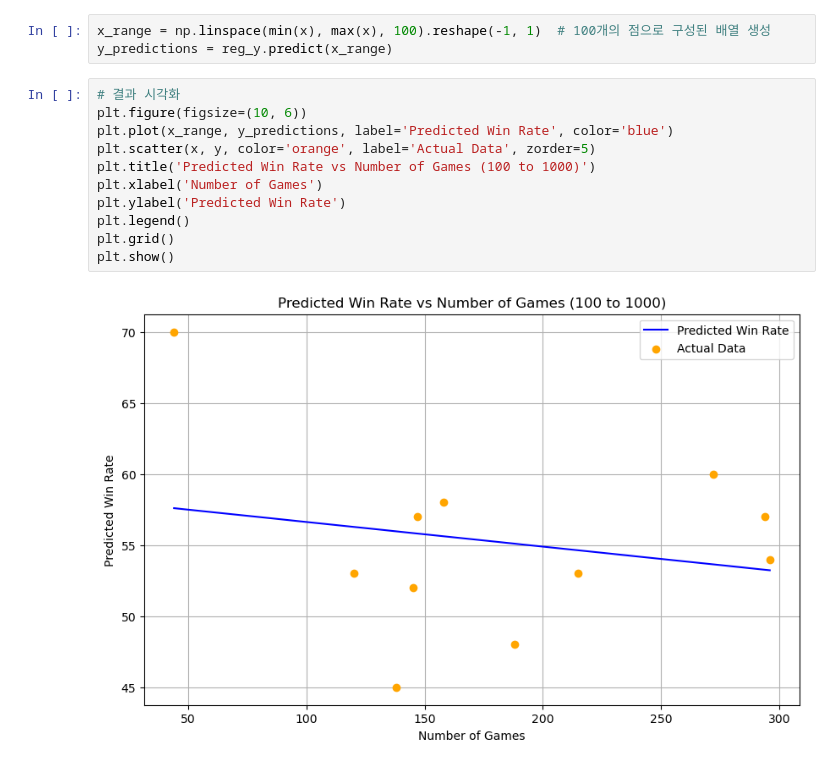
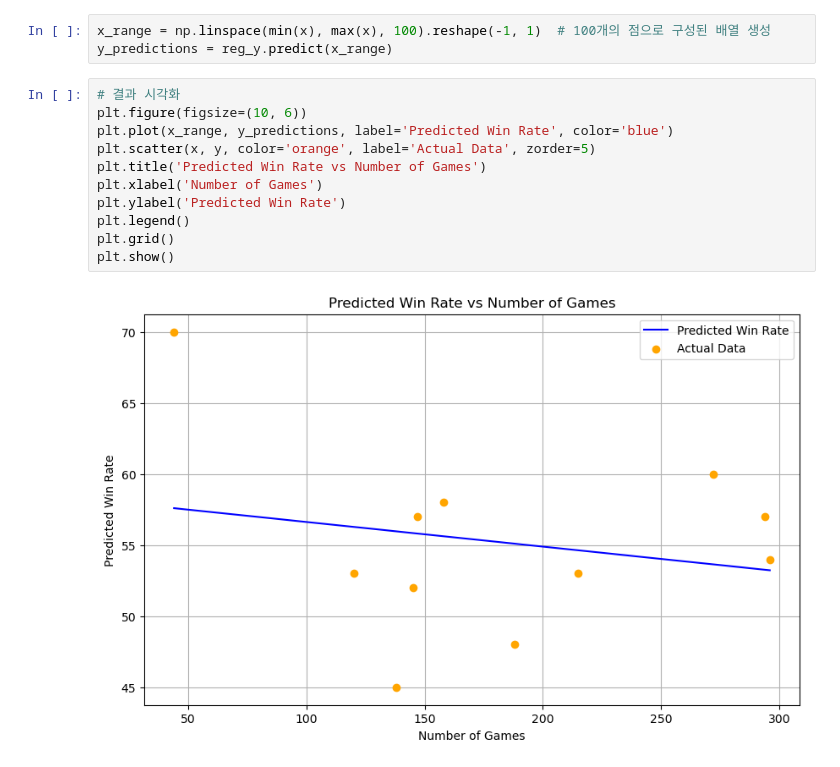
Before and after one commit to Kor-NOH/ML_study, a Jupyter notebook: Lol_tear/LolTear_Lin.ipynb, the cells around one changed output. Cells and saved outputs as stored; diff of their text form.

```diff
--- a/Lol_tear/LolTear_Pol.ipynb
+++ b/Lol_tear/LolTear_Lin.ipynb
@@ -160,13 +160,13 @@ y_predictions = reg_y.predict(x_range)
 # %%
 # 결과 시각화
 plt.figure(figsize=(10, 6))
 plt.plot(x_range, y_predictions, label='Predicted Win Rate', color='blue')
 plt.scatter(x, y, color='orange', label='Actual Data', zorder=5)
-plt.title('Predicted Win Rate vs Number of Games (100 to 1000)')
+plt.title('Predicted Win Rate vs Number of Games')
 plt.xlabel('Number of Games')
 plt.ylabel('Predicted Win Rate')
 plt.legend()
 plt.grid()
 plt.show()
 # %% [output]
-[figure, old version]
+[figure, new version]
```
Also changed, not shown: 1 other file.
